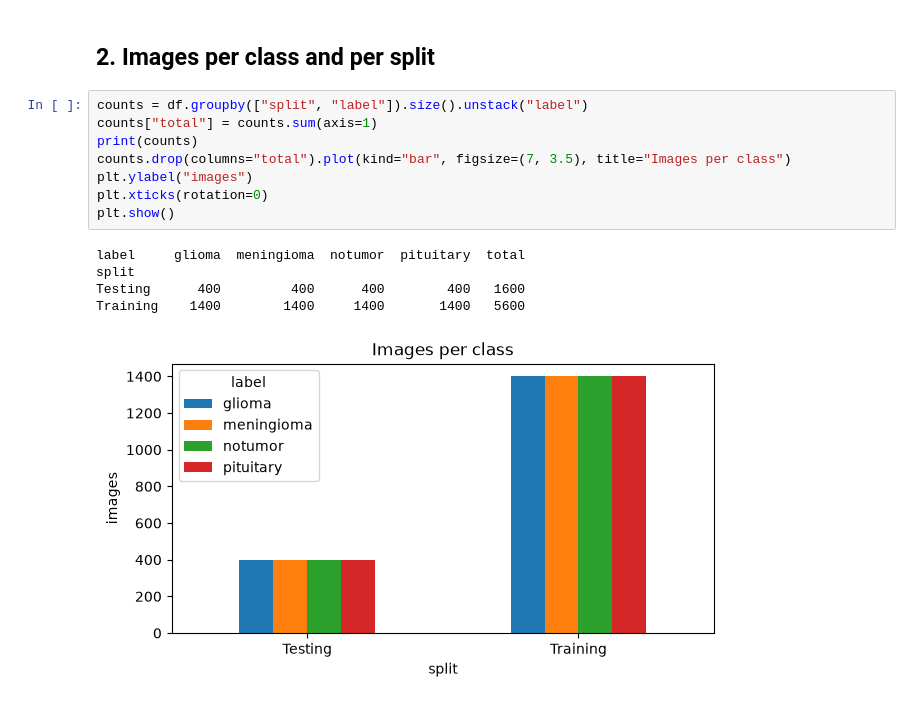
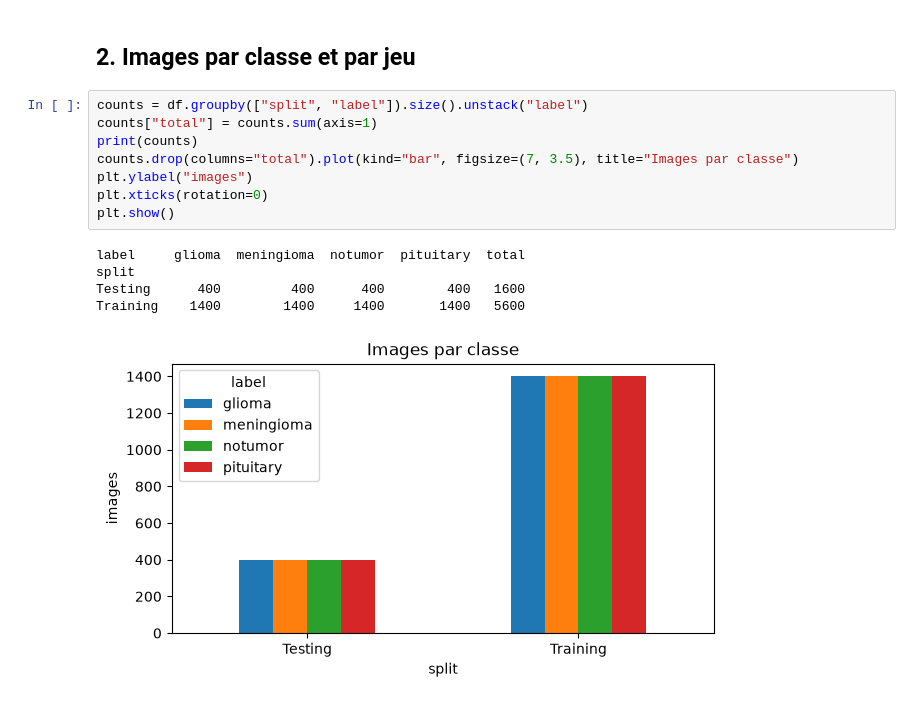
Before and after one commit to david-b59/deep-learning-projects, a Jupyter notebook: brain-tumor-classifier/ml/notebooks/01_exploration.ipynb, the cells around one changed output. Drawn from its saved outputs; the diff is of its cells as text.

```diff
--- a/brain-tumor-classifier/ml/notebooks/01_exploration.ipynb
+++ b/brain-tumor-classifier/ml/notebooks/01_exploration.ipynb
@@ -52,19 +52,19 @@ df.head()
 | 2 | Training | glioma | ..\..\data\raw\Training\glioma\Tr... | .jpg | L | 512 | 512 |
 | 3 | Training | glioma | ..\..\data\raw\Training\glioma\Tr... | .jpg | L | 512 | 512 |
 | 4 | Training | glioma | ..\..\data\raw\Training\glioma\Tr... | .jpg | L | 512 | 512 |
-# %% [markdown]
-## 2. Images per class and per split
+# %% [markdown]
+## 2. Images par classe et par jeu
 # %%
 counts = df.groupby(["split", "label"]).size().unstack("label")
 counts["total"] = counts.sum(axis=1)
 print(counts)
-counts.drop(columns="total").plot(kind="bar", figsize=(7, 3.5), title="Images per class")
+counts.drop(columns="total").plot(kind="bar", figsize=(7, 3.5), title="Images par classe")
 plt.ylabel("images")
 plt.xticks(rotation=0)
 plt.show()
 # %% [output]
 label     glioma  meningioma  notumor  pituitary  total
 split
 Testing      400         400      400        400   1600
 Training    1400        1400     1400       1400   5600
-[figure, old version]
+[figure, new version]
```
Also changed, not shown: parts of 17 cells of this notebook, 14 other files.
